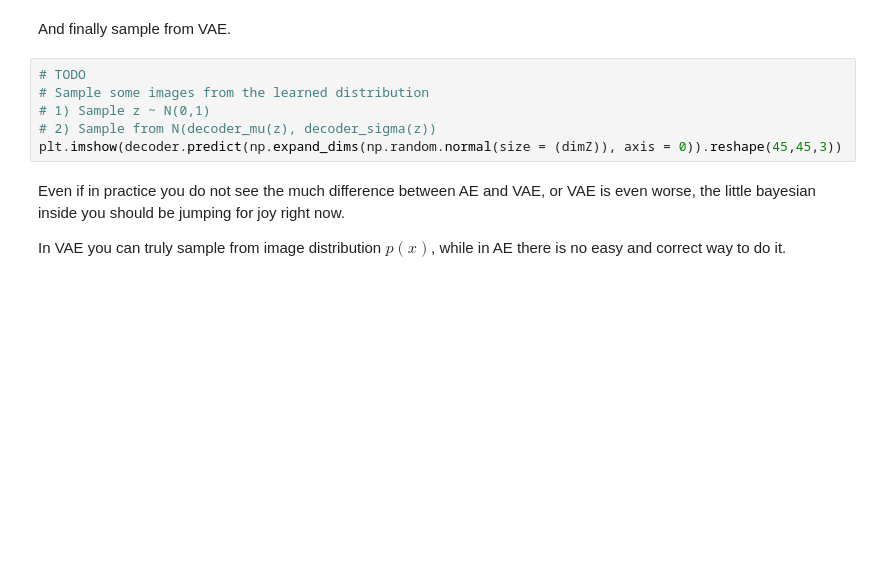
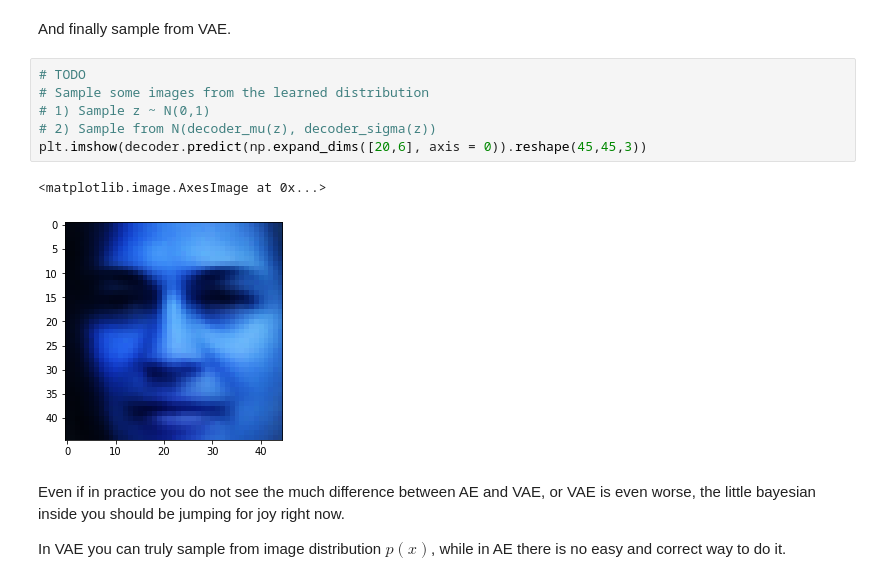
Before and after one commit to Edgar-creator/Networks, a Jupyter notebook: Session3/vae.ipynb, the cells around one changed output. Cells and saved outputs as stored; diff of their text form; blank space fills up the shorter version.

```diff
--- a/Session3/vae.ipynb
+++ b/Session3/vae.ipynb
@@ -214,9 +309,12 @@ And finally sample from VAE.
 # %%
 # TODO
 # Sample some images from the learned distribution
 # 1) Sample z ~ N(0,1)
 # 2) Sample from N(decoder_mu(z), decoder_sigma(z))
-plt.imshow(decoder.predict(np.expand_dims(np.random.normal(size = (dimZ)), axis = 0)).reshape(45,45,3))
+plt.imshow(decoder.predict(np.expand_dims([20,6], axis = 0)).reshape(45,45,3))
+# %% [output]
+<matplotlib.image.AxesImage at 0x...>
+[figure, added]
 # %% [markdown]
 Even if in practice you do not see the much difference between AE and VAE, or VAE is even worse, the little bayesian inside you should be jumping for joy right now.
 
```
Also changed, not shown: parts of 34 cells of this notebook.
